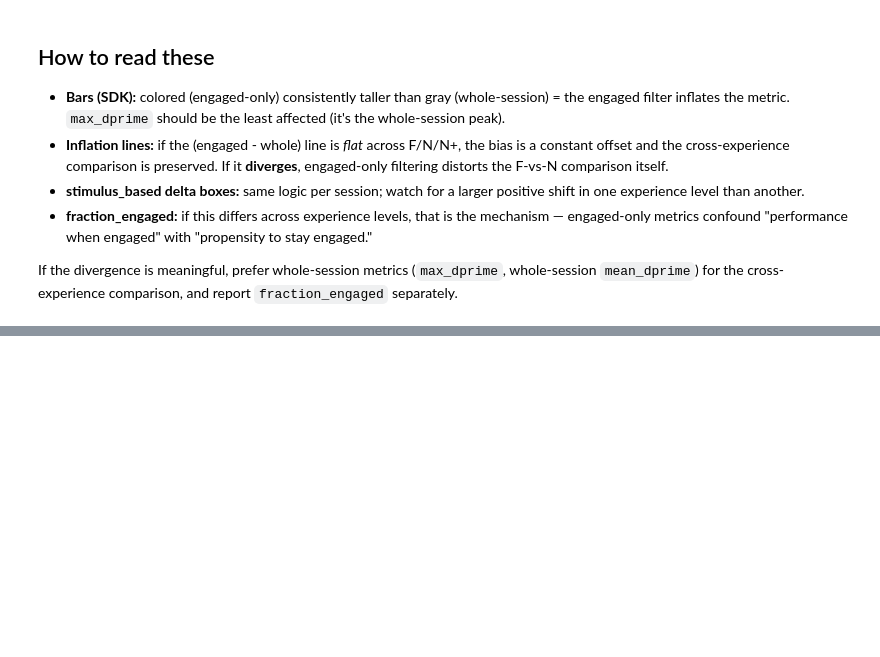
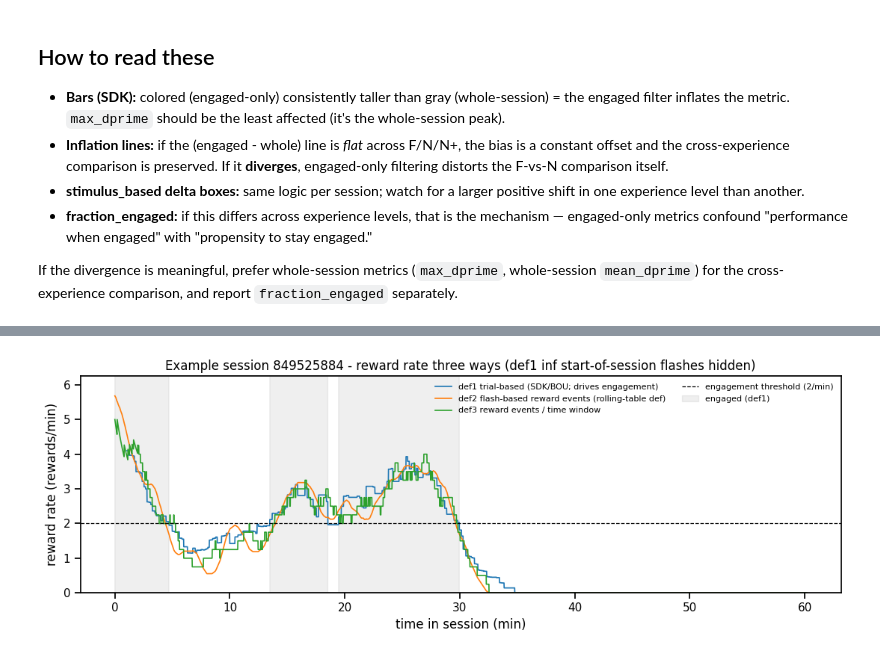
Before and after one commit to AllenInstitute/visual_behavior_analysis, a Jupyter notebook: notebooks/platform_paper_figures/engagement_stats_audit.ipynb, the cells around one changed output, grey strips where cells are left out. Saved outputs shown, nothing was run; the diff lists cells and outputs as text; code cells hidden in the pictures; blank space fills up the shorter version.

```diff
--- a/notebooks/platform_paper_figures/engagement_stats_audit.ipynb
+++ b/notebooks/platform_paper_figures/engagement_stats_audit.ipynb
@@ -218,0 +975,30 @@ for the cross-experience comparison, and report `fraction_engaged` separately.
+# %%
+# --- example session: the three rolling reward-rate traces vs the 2/min engagement threshold ---
+if example is not None:
+    def _finite(a):
+        a = np.asarray(a, dtype=float).copy()
+        a[~np.isfinite(a)] = np.nan
+        return a
+    t = example['t']
+    r1, r2, r3 = _finite(example['rr1']), _finite(example['rr2']), _finite(example['rr3'])
+    ymax = np.nanmax(np.concatenate([r1, r2, r3]))
+    ymax = float(ymax) * 1.1 if np.isfinite(ymax) else 10.0
+
+    fig, ax = plt.subplots(figsize=(11, 4))
+    ax.plot(t, r1, lw=1.2, label='def1 trial-based (SDK/BOU; drives engagement)')
+    ax.plot(t, r2, lw=1.2, label='def2 flash-based reward events (rolling-table def)')
+    ax.plot(t, r3, lw=1.2, label='def3 reward events / time window')
+    ax.axhline(REWARD_THRESHOLD, color='k', ls='--', lw=0.9, label='engagement threshold (2/min)')
+    ax.fill_between(t, 0, ymax, where=example['eng1'], color='gray', alpha=0.12, step='mid',
+                    label='engaged (def1)')
+    ax.set_ylim(0, ymax)
+    ax.set_xlabel('time in session (min)')
+    ax.set_ylabel('reward rate (rewards/min)')
+    ax.set_title('Example session %d - reward rate three ways '
+                 '(def1 inf start-of-session flashes hidden)' % example['bsid'])
+    ax.legend(fontsize=8, frameon=False, ncol=2)
+    plt.tight_layout(); plt.show()
+else:
+    print('no example session available (all sampled sessions failed to load)')
+# %% [output]
+[figure, added]
```
Also changed, not shown: parts of 35 cells of this notebook, 7 other files.
